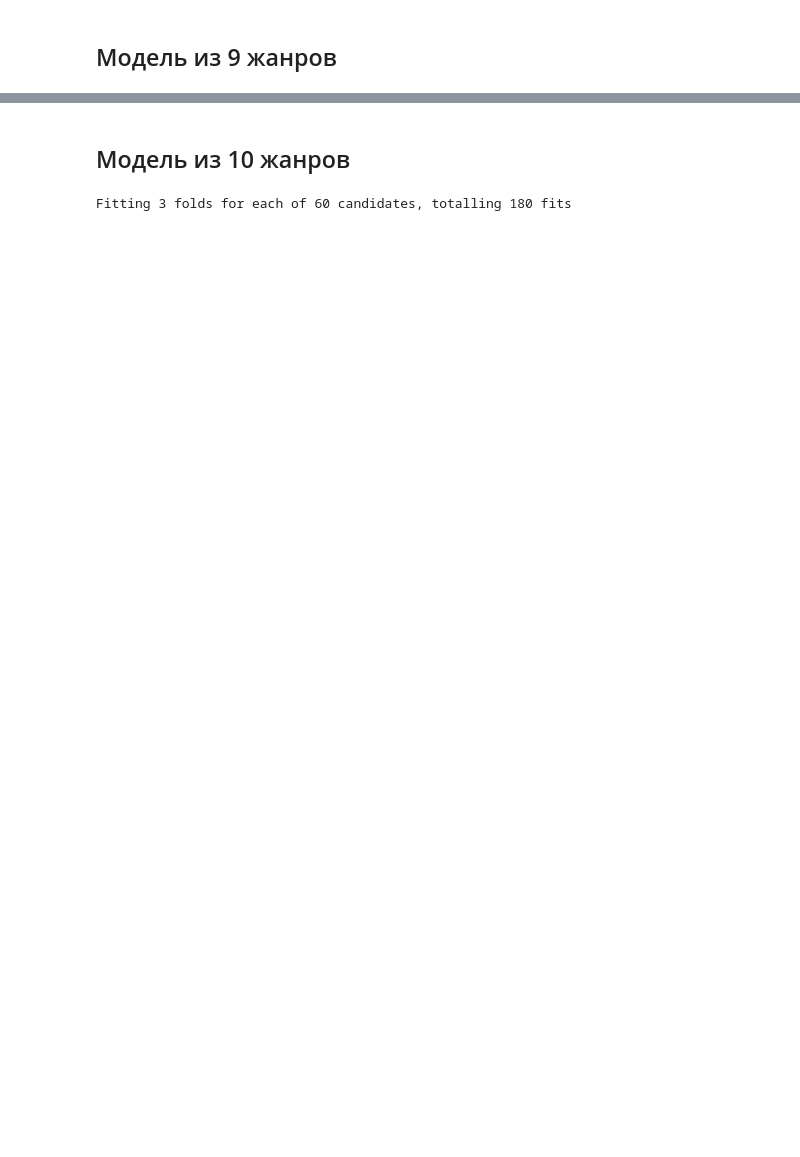
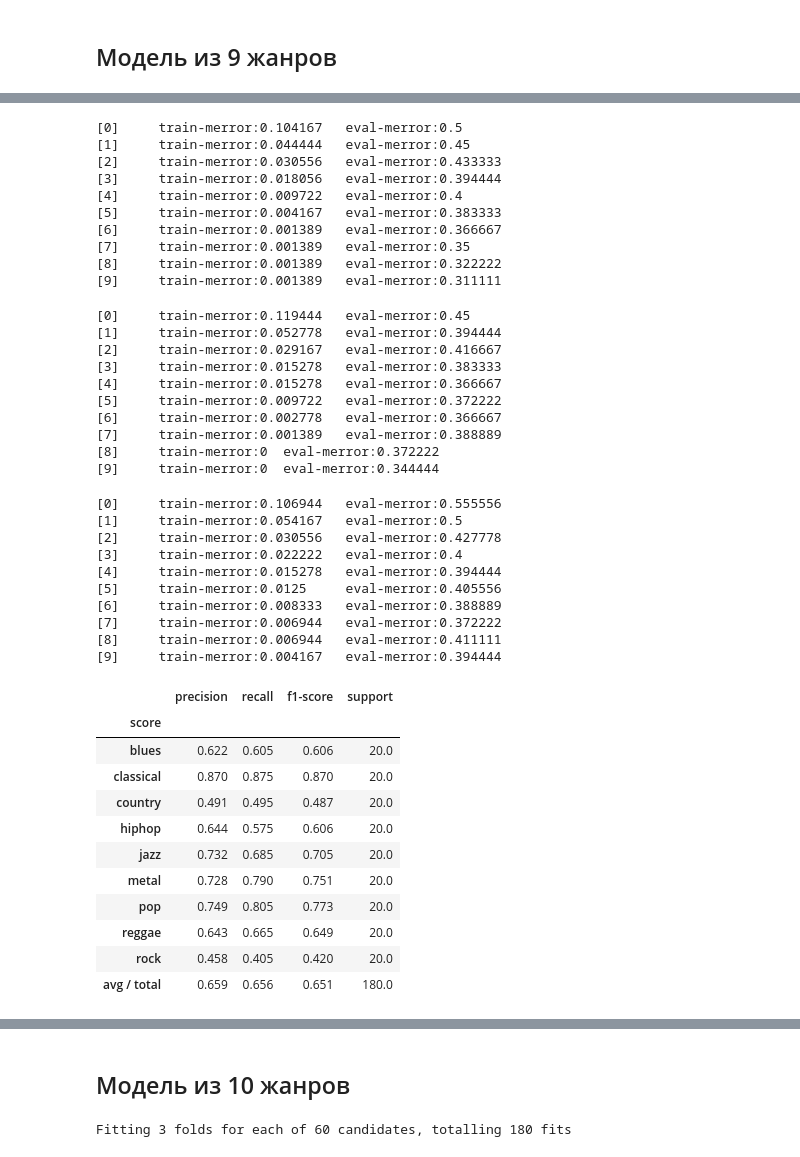
Before and after one commit to minemile/music_genre_classification, a Jupyter notebook: FinalModels.ipynb, the cells around one changed output, grey strips where cells are left out. Cells and saved outputs as stored; diff of their text form; code cells hidden in the pictures; blank space fills up the shorter version.

```diff
--- a/FinalModels.ipynb
+++ b/FinalModels.ipynb
@@ -36,15 +64,20 @@ genre_list = data[:, -1]
 rfc = RandomForestClassifier()
 svc = SVC()
 skf = StratifiedKFold(n_splits=3)
+lrg = LogisticRegression(C=1.0, fit_intercept=True, penalty='l2', multi_class = 'ovr')
 
 param_grid = {
-    'n_estimators': [ 70, 150, 370],
-    'max_features': ['log2'],
-    'max_depth' : [10,15, 20],
-    'criterion' :['gini']
+'n_estimators': [ 70, 150, 370],
+'max_features': ['log2'],
+'max_depth' : [10,15, 20],
+'criterion' :['gini']
+}
+param_grid_lgr = {
+
 }
 
-grid_rfc = GridSearchCV(estimator=rfc, param_grid=param_grid, cv=skf, n_jobs = -1, verbose=True)
+grid_rfc = GridSearchCV(rfc, param_grid=param_grid, cv=skf, n_jobs = -1, verbose=True)
+grid_lrg = GridSearchCV(lrg, param_grid=param_grid_lgr, cv=skf, n_jobs = -1, verbose=True)
 grid_svc = GridSearchCV(svc, {"C": np.logspace(0,2,num=20), "kernel": ["poly", "rbf", "sigmoid"]}, n_jobs = -1, verbose=True, cv = skf)
 eclf = VotingClassifier(estimators=[('svc', grid_svc), ('rfc', grid_rfc)], voting='hard')
 
@@ -143,2 +321,24 @@ avg / total       0.75      0.74      0.73       160
 # %% [markdown]
 ## Модель из 9 жанров
+# %%
+dtrain = xgb.DMatrix(X_train, label=y_train)
+dtest = xgb.DMatrix(X_test, label=y_test)
+# %%
+def check_model_xgb(X, y, encoder, n):
+    num_genres = len(np.unique(y))
+    average = np.zeros((num_genres + 1, 4), dtype = float)
+    for rs in tqdm(range(n)):
+        X_train, X_test, y_train, y_test = train_test_split(X, y, test_size=0.2, random_state=rs, stratify=y)
+        dtrain = xgb.DMatrix(X_train, label=y_train)
+        dtest = xgb.DMatrix(X_test, label=y_test)
+        param = {'objective': "multi:softmax", "num_class": np.unique(y_train).size}
+        evallist = [(dtrain, 'train'), (dtest, 'eval')]
+        bst = xgb.train(param, dtrain, evals=evallist)
+        target = encoder.inverse_transform(np.arange(num_genres))
+        df = parse_class_report(classification_report(y_test, bst.predict(dtest), target_names=target))
+        average += df.values
+    df.iloc[:,:] = np.round(average / n, 3)
+    return df
+# %%
+check_model_xgb(X9, y9, encoder9, 10)
+# %% [output]
@@ -144,0 +415,42 @@ avg / total       0.75      0.74      0.73       160
+[0]     train-merror:0.104167   eval-merror:0.5
+[1]     train-merror:0.044444   eval-merror:0.45
+[2]     train-merror:0.030556   eval-merror:0.433333
+[3]     train-merror:0.018056   eval-merror:0.394444
+[4]     train-merror:0.009722   eval-merror:0.4
+[5]     train-merror:0.004167   eval-merror:0.383333
+[6]     train-merror:0.001389   eval-merror:0.366667
+[7]     train-merror:0.001389   eval-merror:0.35
+[8]     train-merror:0.001389   eval-merror:0.322222
+[9]     train-merror:0.001389   eval-merror:0.311111
+[0]     train-merror:0.119444   eval-merror:0.45
+[1]     train-merror:0.052778   eval-merror:0.394444
+[2]     train-merror:0.029167   eval-merror:0.416667
+[3]     train-merror:0.015278   eval-merror:0.383333
+[4]     train-merror:0.015278   eval-merror:0.366667
+[5]     train-merror:0.009722   eval-merror:0.372222
+[6]     train-merror:0.002778   eval-merror:0.366667
+[7]     train-merror:0.001389   eval-merror:0.388889
+[8]     train-merror:0  eval-merror:0.372222
+[9]     train-merror:0  eval-merror:0.344444
+[0]     train-merror:0.106944   eval-merror:0.555556
+[1]     train-merror:0.054167   eval-merror:0.5
+[2]     train-merror:0.030556   eval-merror:0.427778
+[3]     train-merror:0.022222   eval-merror:0.4
+[4]     train-merror:0.015278   eval-merror:0.394444
+[5]     train-merror:0.0125     eval-merror:0.405556
+[6]     train-merror:0.008333   eval-merror:0.388889
+[7]     train-merror:0.006944   eval-merror:0.372222
+[8]     train-merror:0.006944   eval-merror:0.411111
+[9]     train-merror:0.004167   eval-merror:0.394444
+|  | precision | recall | f1-score | support |
+| score |  |  |  |  |
+| blues | 0.622 | 0.605 | 0.606 | 20.0 |
+| classical | 0.870 | 0.875 | 0.870 | 20.0 |
+| country | 0.491 | 0.495 | 0.487 | 20.0 |
+| hiphop | 0.644 | 0.575 | 0.606 | 20.0 |
+| jazz | 0.732 | 0.685 | 0.705 | 20.0 |
+| metal | 0.728 | 0.790 | 0.751 | 20.0 |
+| pop | 0.749 | 0.805 | 0.773 | 20.0 |
+| reggae | 0.643 | 0.665 | 0.649 | 20.0 |
+| rock | 0.458 | 0.405 | 0.420 | 20.0 |
+| avg / total | 0.659 | 0.656 | 0.651 | 180.0 |
```
Also changed, not shown: parts of 33 cells of this notebook.
